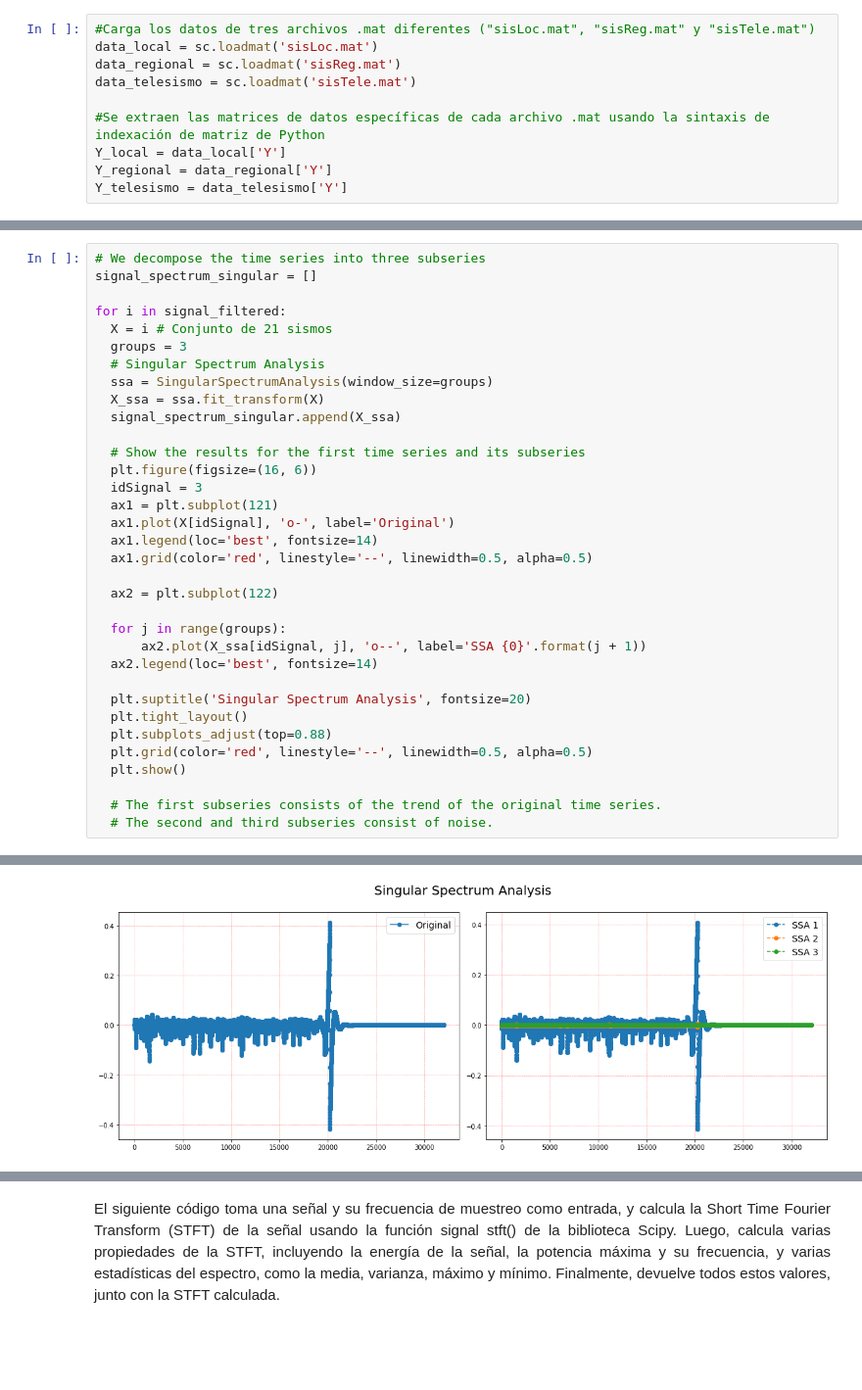
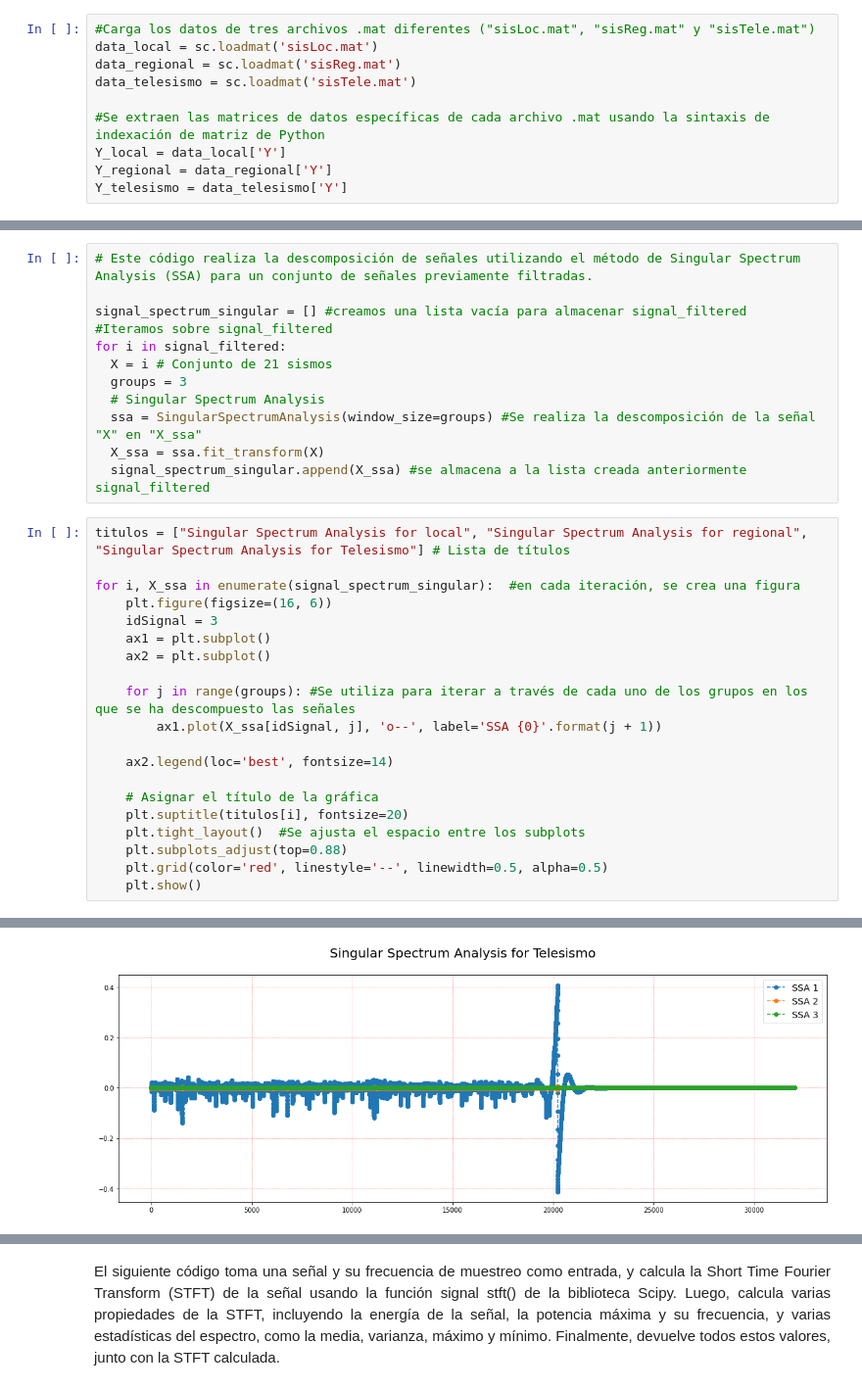
Before and after one commit to StivenVelasquez/Analisis-Multivariado-de-Seniales-Sismograficas, a Jupyter notebook: Mini_proyecto_1_Análisis_Multivariado_de_Señales_Sismográficas.ipynb, the cells around one changed output, grey strips where cells are left out. Shown: that part at 98% size. Cells and saved outputs as stored; diff of their text form; blank space fills up the shorter version.

```diff
--- a/Mini_proyecto_1_Análisis_Multivariado_de_Señales_Sismográficas.ipynb
+++ b/Mini_proyecto_1_Análisis_Multivariado_de_Señales_Sismográficas.ipynb
@@ -152,35 +198,33 @@ plot_signals(signal_filtered,"Multiple Signals_filtered","sample","$\mu$ V")
+# %%
+# Este código realiza la descomposición de señales utilizando el método de Singular Spectrum Analysis (SSA) para un conjunto de señales previamente filtradas.
+
+signal_spectrum_singular = [] #creamos una lista vacía para almacenar signal_filtered
+#Iteramos sobre signal_filtered
+for i in signal_filtered:
+  X = i # Conjunto de 21 sismos
+  groups = 3
+  # Singular Spectrum Analysis
+  ssa = SingularSpectrumAnalysis(window_size=groups) #Se realiza la descomposición de la señal "X" en "X_ssa"
+  X_ssa = ssa.fit_transform(X)
+  signal_spectrum_singular.append(X_ssa) #se almacena a la lista creada anteriormente signal_filtered
 # %%
-# We decompose the time series into three subseries
-signal_spectrum_singular = []
+titulos = ["Singular Spectrum Analysis for local", "Singular Spectrum Analysis for regional", "Singular Spectrum Analysis for Telesismo"] # Lista de títulos
 
-for i in signal_filtered:
-  X = i # Conjunto de 21 sismos
-  groups = 3
-  # Singular Spectrum Analysis
-  ssa = SingularSpectrumAnalysis(window_size=groups)
-  X_ssa = ssa.fit_transform(X)
-  signal_spectrum_singular.append(X_ssa)
+for i, X_ssa in enumerate(signal_spectrum_singular):  #en cada iteración, se crea una figura
+    plt.figure(figsize=(16, 6))
+    idSignal = 3
+    ax1 = plt.subplot()
+    ax2 = plt.subplot()
 
-  # Show the results for the first time series and its subseries
-  plt.figure(figsize=(16, 6))
-  idSignal = 3
-  ax1 = plt.subplot(121)
-  ax1.plot(X[idSignal], 'o-', label='Original')
-  ax1.legend(loc='best', fontsize=14)
-  ax1.grid(color='red', linestyle='--', linewidth=0.5, alpha=0.5)
+    for j in range(groups): #Se utiliza para iterar a través de cada uno de los grupos en los que se ha descompuesto las señales
+        ax1.plot(X_ssa[idSignal, j], 'o--', label='SSA {0}'.format(j + 1))
 
-  ax2 = plt.subplot(122)
+    ax2.legend(loc='best', fontsize=14)
 
-  for j in range(groups):
-      ax2.plot(X_ssa[idSignal, j], 'o--', label='SSA {0}'.format(j + 1))
-  ax2.legend(loc='best', fontsize=14)
-
-  plt.suptitle('Singular Spectrum Analysis', fontsize=20)
-  plt.tight_layout()
-  plt.subplots_adjust(top=0.88)
-  plt.grid(color='red', linestyle='--', linewidth=0.5, alpha=0.5)
-  plt.show()
-
-  # The first subseries consists of the trend of the original time series.
-  # The second and third subseries consist of noise.
+    # Asignar el título de la gráfica
+    plt.suptitle(titulos[i], fontsize=20)
+    plt.tight_layout()  #Se ajusta el espacio entre los subplots
+    plt.subplots_adjust(top=0.88)
+    plt.grid(color='red', linestyle='--', linewidth=0.5, alpha=0.5)
+    plt.show()
 # %% [output]
@@ -189 +233 @@ for i in signal_filtered:
-[figure, old version]
+[figure, new version]
```
Also changed, not shown: parts of 38 cells of this notebook.
